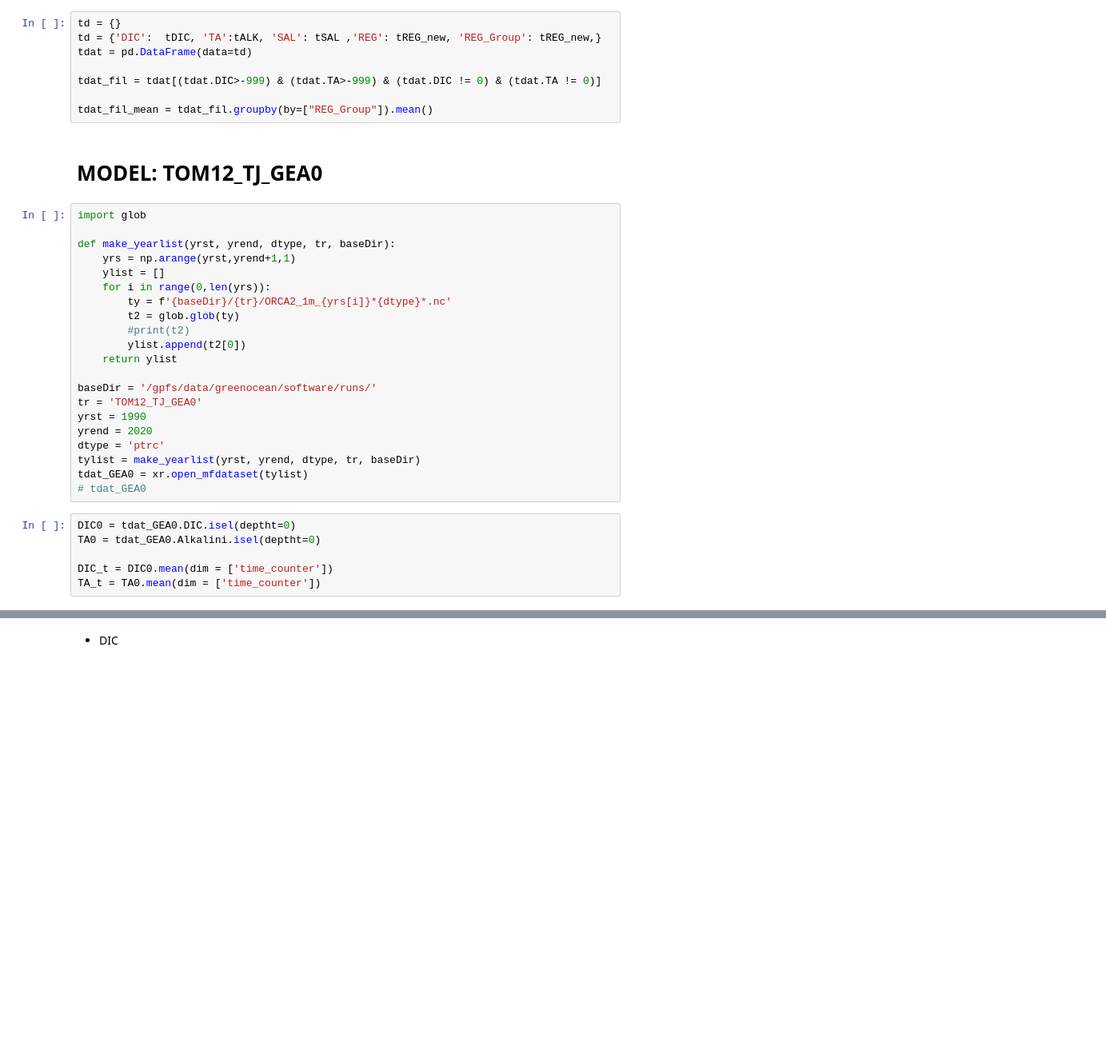
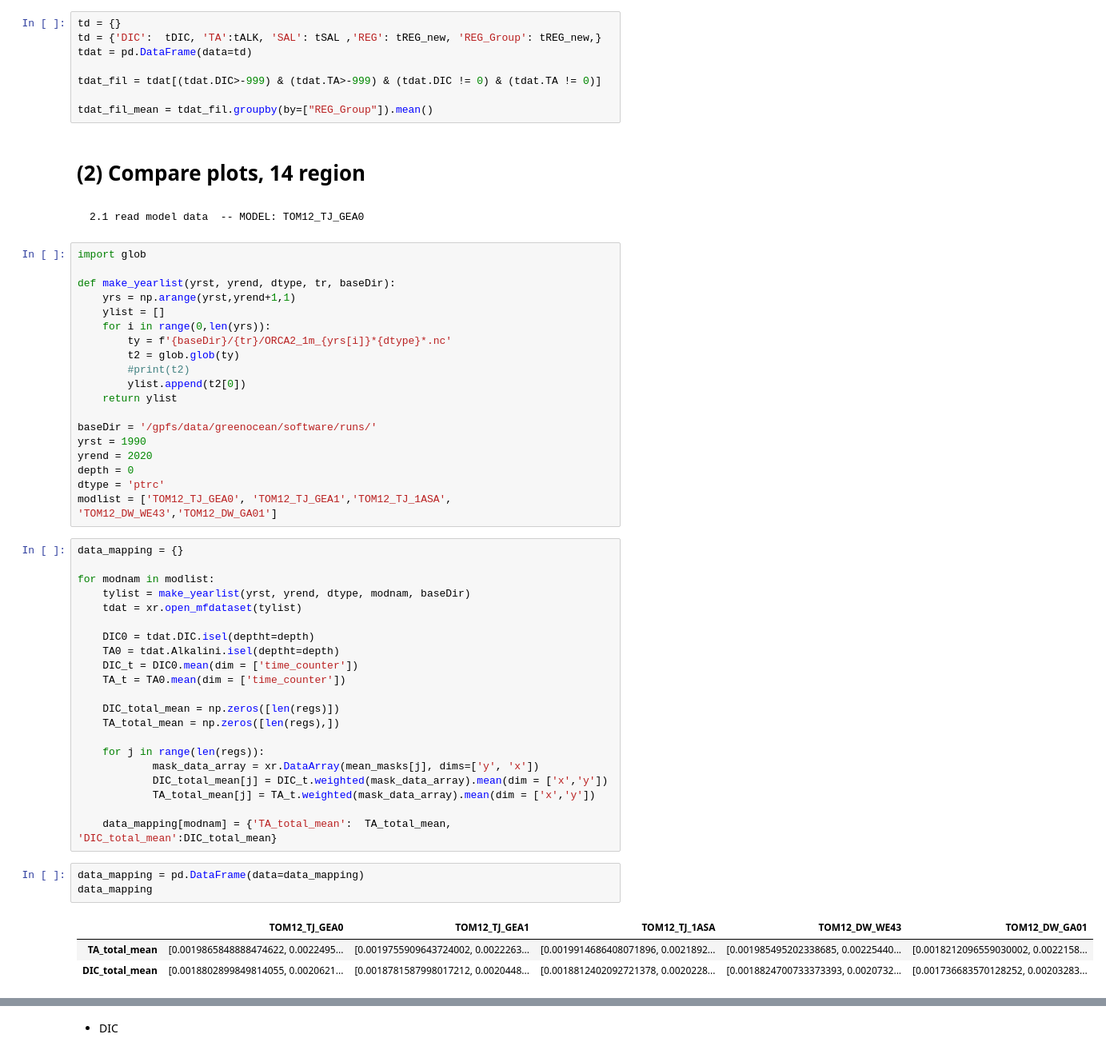
Before and after one commit to biu23/Carbonate_Chemistry_Models, a Jupyter notebook: test_script/obs_mld_region_compare.ipynb, the cells around one changed output, grey strips where cells are left out. Shown: that part at 80% size. Cells and saved outputs as stored; diff of their text form; blank space fills up the shorter version.

```diff
--- a/test_script/obs_mld_region_compare.ipynb
+++ b/test_script/obs_mld_region_compare.ipynb
@@ -148,8 +148,10 @@ tdat = pd.DataFrame(data=td)
 tdat_fil = tdat[(tdat.DIC>-999) & (tdat.TA>-999) & (tdat.DIC != 0) & (tdat.TA != 0)]
 
 tdat_fil_mean = tdat_fil.groupby(by=["REG_Group"]).mean()
+# %% [markdown]
+# (2) Compare plots, 14 region
 # %% [markdown]
-# MODEL: TOM12_TJ_GEA0
+    2.1 read model data  -- MODEL: TOM12_TJ_GEA0
 # %%
 import glob
 
@@ -164,17 +166,37 @@ def make_yearlist(yrst, yrend, dtype, tr, baseDir):
     return ylist
 
 baseDir = '/gpfs/data/greenocean/software/runs/'
-tr = 'TOM12_TJ_GEA0'
 yrst = 1990
 yrend = 2020
+depth = 0
 dtype = 'ptrc'
-tylist = make_yearlist(yrst, yrend, dtype, tr, baseDir)
-tdat_GEA0 = xr.open_mfdataset(tylist)
-# tdat_GEA0
+modlist = ['TOM12_TJ_GEA0', 'TOM12_TJ_GEA1','TOM12_TJ_1ASA', 'TOM12_DW_WE43','TOM12_DW_GA01']
-# %%
-DIC0 = tdat_GEA0.DIC.isel(deptht=0)
-TA0 = tdat_GEA0.Alkalini.isel(deptht=0)
-
-DIC_t = DIC0.mean(dim = ['time_counter'])
-TA_t = TA0.mean(dim = ['time_counter'])
+# %%
+data_mapping = {}
+
+for modnam in modlist:
+    tylist = make_yearlist(yrst, yrend, dtype, modnam, baseDir)
+    tdat = xr.open_mfdataset(tylist)
+
+    DIC0 = tdat.DIC.isel(deptht=depth)
+    TA0 = tdat.Alkalini.isel(deptht=depth)
+    DIC_t = DIC0.mean(dim = ['time_counter'])
+    TA_t = TA0.mean(dim = ['time_counter'])
+
+    DIC_total_mean = np.zeros([len(regs)])
+    TA_total_mean = np.zeros([len(regs),])
+
+    for j in range(len(regs)):
+            mask_data_array = xr.DataArray(mean_masks[j], dims=['y', 'x'])
+            DIC_total_mean[j] = DIC_t.weighted(mask_data_array).mean(dim = ['x','y'])
+            TA_total_mean[j] = TA_t.weighted(mask_data_array).mean(dim = ['x','y'])
+
+    data_mapping[modnam] = {'TA_total_mean':  TA_total_mean, 'DIC_total_mean':DIC_total_mean}
+# %%
+data_mapping = pd.DataFrame(data=data_mapping)
+data_mapping
+# %% [output]
+|  | TOM12_TJ_GEA0 | TOM12_TJ_GEA1 | TOM12_TJ_1ASA | TOM12_DW_WE43 | TOM12_DW_GA01 |
+| TA_total_mean | [0.0019865848888474622, 0.0022495... | [0.0019755909643724002, 0.0022263... | [0.0019914686408071896, 0.0021892... | [0.001985495202338685, 0.00225440... | [0.0018212096559030002, 0.0022158... |
+| DIC_total_mean | [0.0018802899849814055, 0.0020621... | [0.0018781587998017212, 0.0020448... | [0.0018812402092721378, 0.0020228... | [0.0018824700733373393, 0.0020732... | [0.001736683570128252, 0.00203283... |
 # %%
```
Also changed, not shown: parts of 7 cells of this notebook.
